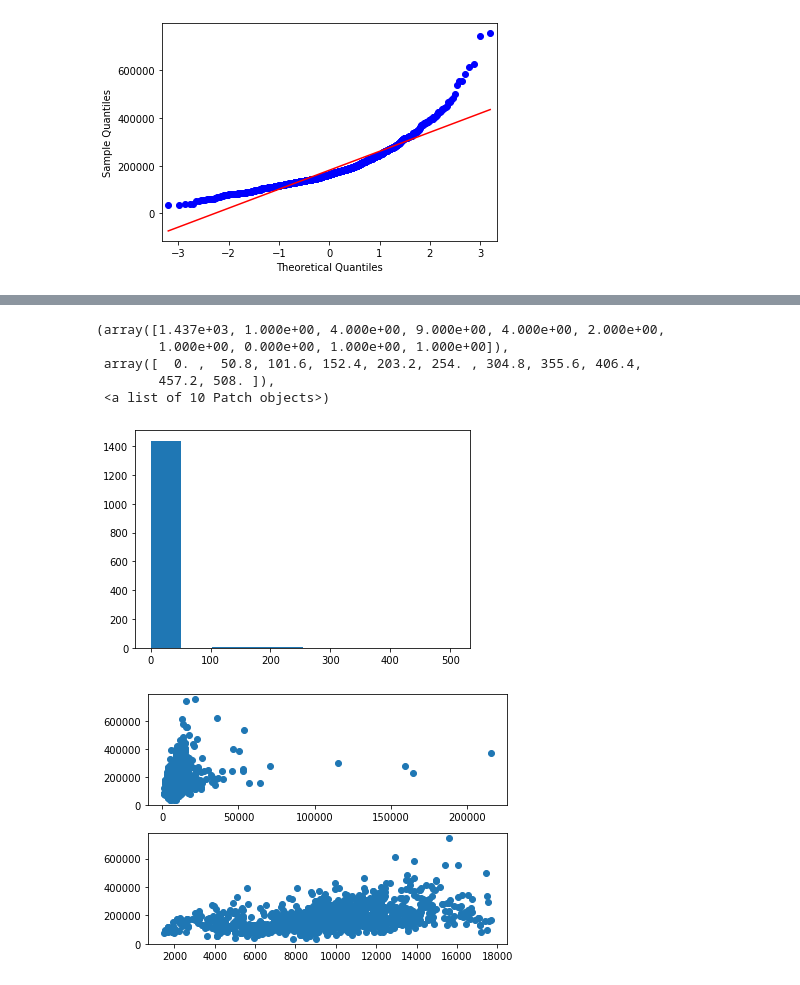
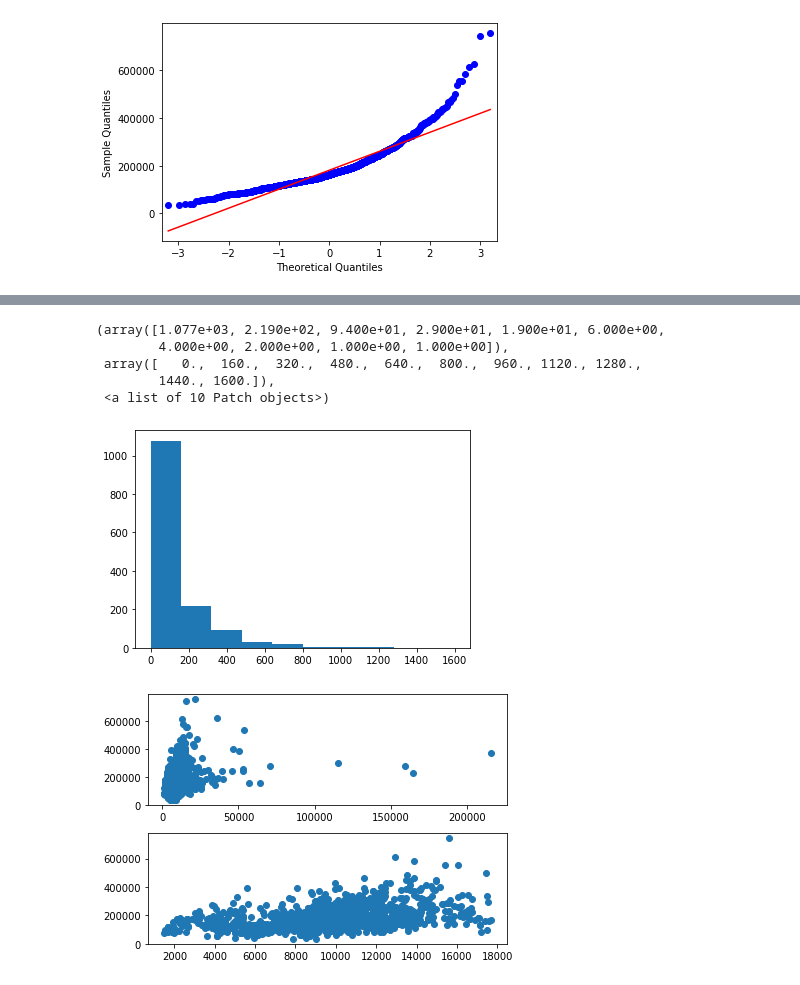
Before and after one commit to miggitymack/house-prices-advanced-regression-techniques, a Jupyter notebook: housing_prices.ipynb, the cells around one changed output, grey strips where cells are left out. Drawn from its saved outputs; the diff is of its cells as text; code cells hidden in the pictures.

```diff
--- a/housing_prices.ipynb
+++ b/housing_prices.ipynb
@@ -92,0 +74,7 @@ Name: Fence, Length: 1460, dtype: object
+# %%
+housing['GarageYrBlt'] = housing['GarageYrBlt'].astype(str)
+housing['GarageYrBlt'] = housing['GarageYrBlt'].fillna('None')
+plt.hist(housing['GarageYrBlt'])
+plt.xticks(rotation='90')
+
+housing['GarageYrBlt']
@@ -112,12 +115,12 @@ zero_cols
  'PoolArea',
  'MiscVal']
 # %%
-plt.hist(housing['3SsnPorch'])
+plt.hist(housing['MasVnrArea'])
 # %% [output]
-(array([1.437e+03, 1.000e+00, 4.000e+00, 9.000e+00, 4.000e+00, 2.000e+00,
-        1.000e+00, 0.000e+00, 1.000e+00, 1.000e+00]),
- array([  0. ,  50.8, 101.6, 152.4, 203.2, 254. , 304.8, 355.6, 406.4,
-        457.2, 508. ]),
+(array([1.077e+03, 2.190e+02, 9.400e+01, 2.900e+01, 1.900e+01, 6.000e+00,
+        4.000e+00, 2.000e+00, 1.000e+00, 1.000e+00]),
+ array([   0.,  160.,  320.,  480.,  640.,  800.,  960., 1120., 1280.,
+        1440., 1600.]),
  <a list of 10 Patch objects>)
-[figure, old version]
+[figure, new version]
 # %%
```
Also changed, not shown: parts of 7 cells of this notebook.
